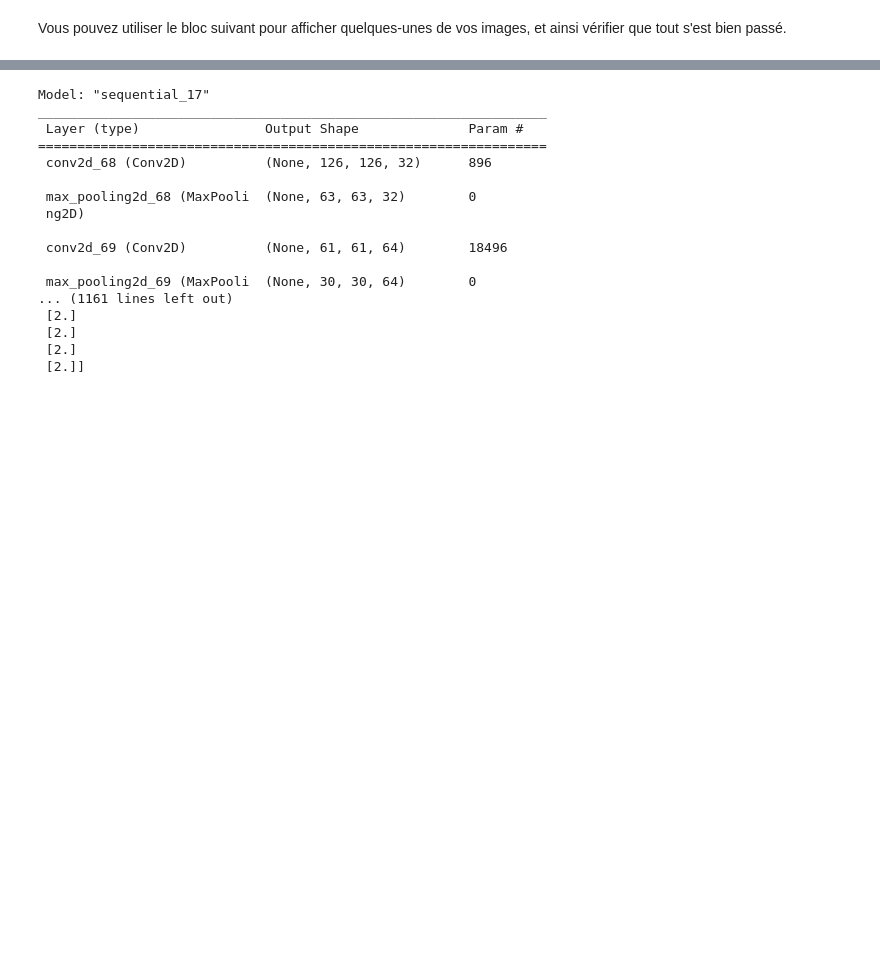
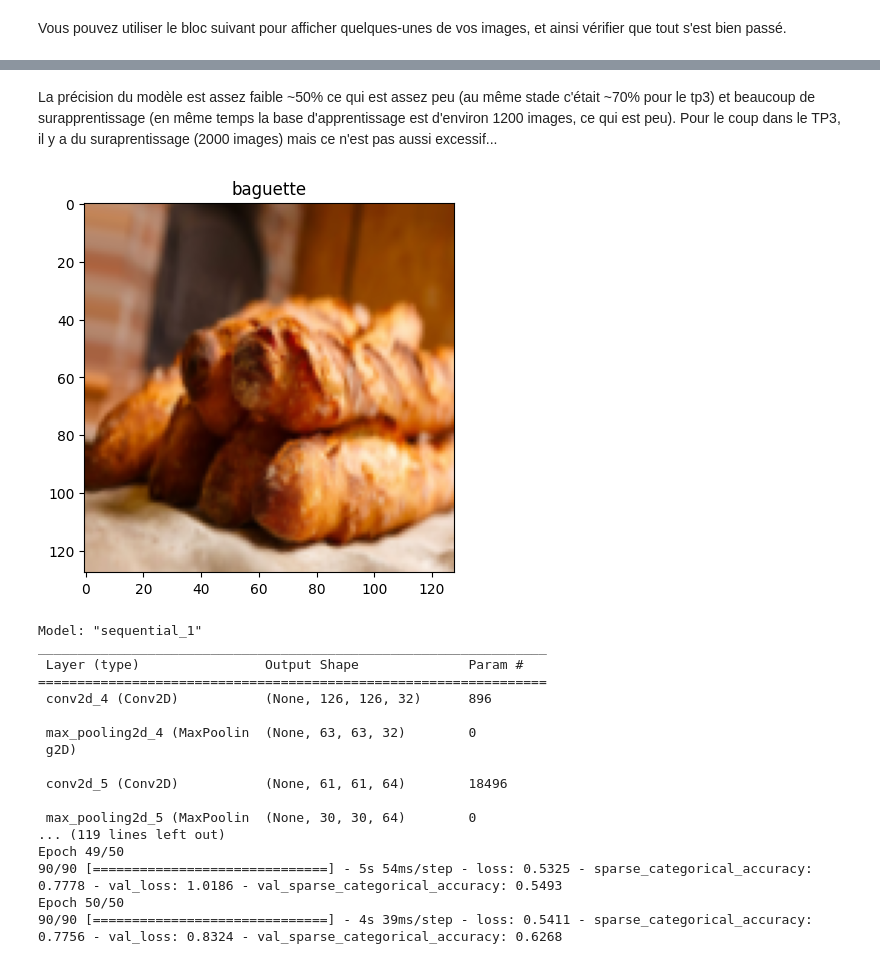
Before and after one commit to yohann-dja/BoulangerieAppProfond, a Jupyter notebook: projetDeepLearning.ipynb, the cells around one changed output, grey strips where cells are left out. Cells and saved outputs as stored; diff of their text form; code cells hidden in the pictures; blank space fills up the shorter version.

```diff
--- a/projetDeepLearning.ipynb
+++ b/projetDeepLearning.ipynb
@@ -93,31 +176,35 @@ plt.show()
+# %% [markdown]
+La précision du modèle est assez faible ~50% ce qui est assez peu (au même stade c'était ~70% pour le tp3) et beaucoup de surapprentissage (en même temps la base d'apprentissage est d'environ 1200 images, ce qui est peu). Pour le coup dans le TP3, il y a du suraprentissage (2000 images) mais ce n'est pas aussi excessif...
 # %%
-from tensorflow.keras.preprocessing.image import ImageDataGenerator
 
 train_datagen = ImageDataGenerator(
+    rotation_range=30,
+    width_shift_range=0.1,
+    height_shift_range=0.1,
+    shear_range=0.1,
+    zoom_range=0.1,
+    horizontal_flip=True,
+    )
+
+
+train_datagen2 = ImageDataGenerator(
     rotation_range=40,
     width_shift_range=0.2,
     height_shift_range=0.2,
     shear_range=0.2,
     zoom_range=0.2,
     horizontal_flip=True)
+# %%
+example_x, example_y = train_datagen.flow(x_train, y_train, batch_size=1).next()
+for i in range(0,1):
+    plt.imshow(example_x[i])
+    plt.title(labels[int(example_y[i])])
+    plt.show()
+# %% [output]
+[figure, added]
 # %%
-import tensorflow
-
-
-import glob
-import PIL
-from PIL import Image
-import numpy as np
-
-from tensorflow.keras.layers import Conv2D, MaxPooling2D
-from tensorflow.keras.layers import Dense, Flatten
-from tensorflow.keras.models import Sequential
-from tensorflow.keras import optimizers
 
 model = Sequential()
-# A COMPLETER
-# RECOPIER LE MODELE PRECEDENT
-
 
 model.add(Conv2D(32,(3,3),activation = "relu",input_shape=(128,128,3)))
 model.add(MaxPooling2D())
@@ -140,32 +227,28 @@ model.summary()
 # AJOUTER EGALEMENT LA FONCTION DE COUT
 model.compile(loss="sparse_categorical_crossentropy",
               optimizer=optimizers.Adam(learning_rate=3e-4),
-              metrics=['accuracy'])
+              metrics=['sparse_categorical_accuracy'])
 
-history = model.fit(x_train, y_train, batch_size=10,
+history = model.fit(train_datagen2.flow(x_train, y_train, batch_size=10),
                     validation_data=(x_val, y_val),
                     epochs=50,
                     )
-
-print(y_train);
-
-print(y_val);
 # %% [output]
-Model: "sequential_17"
+Model: "sequential_1"
 _________________________________________________________________
  Layer (type)                Output Shape              Param #
 =================================================================
- conv2d_68 (Conv2D)          (None, 126, 126, 32)      896
+ conv2d_4 (Conv2D)           (None, 126, 126, 32)      896
 
- max_pooling2d_68 (MaxPooli  (None, 63, 63, 32)        0
- ng2D)
+ max_pooling2d_4 (MaxPoolin  (None, 63, 63, 32)        0
+ g2D)
 
- conv2d_69 (Conv2D)          (None, 61, 61, 64)        18496
+ conv2d_5 (Conv2D)           (None, 61, 61, 64)        18496
 
- max_pooling2d_69 (MaxPooli  (None, 30, 30, 64)        0
-... (1161 lines left out)
- [2.]
- [2.]
- [2.]
- [2.]]
+ max_pooling2d_5 (MaxPoolin  (None, 30, 30, 64)        0
+... (119 lines left out)
+Epoch 49/50
+90/90 [==============================] - 5s 54ms/step - loss: 0.5325 - sparse_categorical_accuracy: 0.7778 - val_loss: 1.0186 - val_sparse_categorical_accuracy: 0.5493
+Epoch 50/50
+90/90 [==============================] - 4s 39ms/step - loss: 0.5411 - sparse_categorical_accuracy: 0.7756 - val_loss: 0.8324 - val_sparse_categorical_accuracy: 0.6268
 # %%
```
Also changed, not shown: parts of 51 cells of this notebook.
